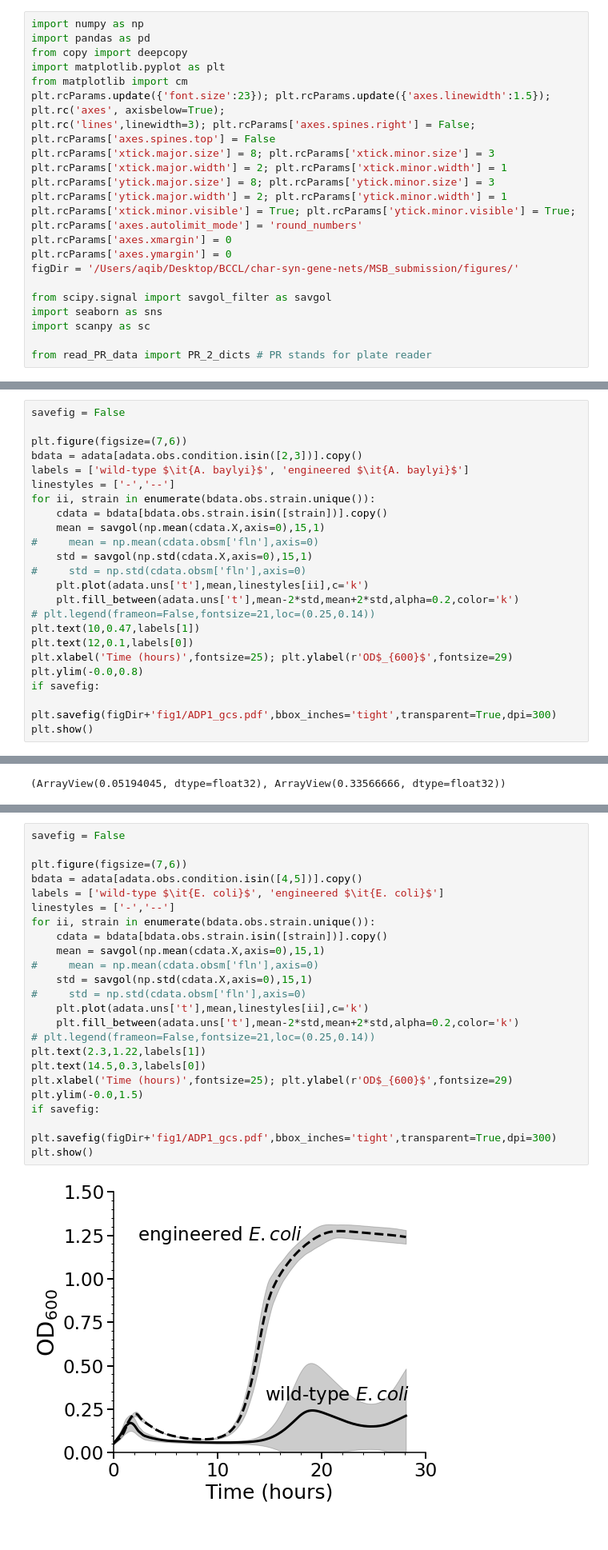
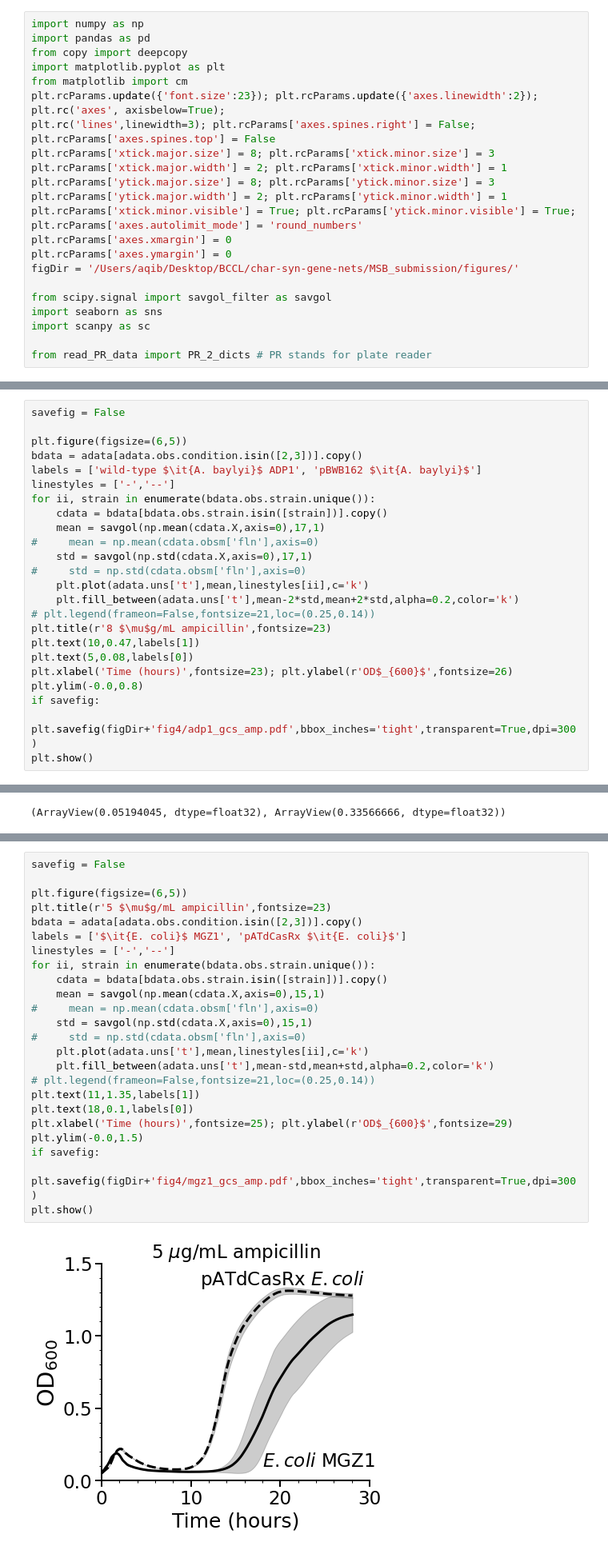
Before and after one commit to AqibHasnain/circuit-state, a Jupyter notebook: plate-reader-screens/plot_PR_data.ipynb, the cells around one changed output, grey strips where cells are left out. Shown at 80% size. Drawn from its saved outputs; the diff is of its cells as text.

```diff
--- a/plate-reader-screens/plot_PR_data.ipynb
+++ b/plate-reader-screens/plot_PR_data.ipynb
@@ -7,7 +7,7 @@ import pandas as pd
 from copy import deepcopy
 import matplotlib.pyplot as plt
 from matplotlib import cm
-plt.rcParams.update({'font.size':23}); plt.rcParams.update({'axes.linewidth':1.5}); plt.rc('axes', axisbelow=True);
+plt.rcParams.update({'font.size':23}); plt.rcParams.update({'axes.linewidth':2}); plt.rc('axes', axisbelow=True);
 plt.rc('lines',linewidth=3); plt.rcParams['axes.spines.right'] = False; plt.rcParams['axes.spines.top'] = False
 plt.rcParams['xtick.major.size'] = 8; plt.rcParams['xtick.minor.size'] = 3
 plt.rcParams['xtick.major.width'] = 2; plt.rcParams['xtick.minor.width'] = 1
@@ -188,24 +188,25 @@ adata = read_pr_data_and_metadata(dataFile,metadataFile,metadatasubFile,nRows=nu
 # %%
 savefig = False
 
-plt.figure(figsize=(7,6))
+plt.figure(figsize=(6,5))
 bdata = adata[adata.obs.condition.isin([2,3])].copy()
-labels = ['wild-type $\it{A. baylyi}$', 'engineered $\it{A. baylyi}$']
+labels = ['wild-type $\it{A. baylyi}$ ADP1', 'pBWB162 $\it{A. baylyi}$']
 linestyles = ['-','--']
 for ii, strain in enumerate(bdata.obs.strain.unique()):
     cdata = bdata[bdata.obs.strain.isin([strain])].copy()
-    mean = savgol(np.mean(cdata.X,axis=0),15,1)
+    mean = savgol(np.mean(cdata.X,axis=0),17,1)
 #     mean = np.mean(cdata.obsm['fln'],axis=0)
-    std = savgol(np.std(cdata.X,axis=0),15,1)
+    std = savgol(np.std(cdata.X,axis=0),17,1)
 #     std = np.std(cdata.obsm['fln'],axis=0)
     plt.plot(adata.uns['t'],mean,linestyles[ii],c='k')
     plt.fill_between(adata.uns['t'],mean-2*std,mean+2*std,alpha=0.2,color='k')
 # plt.legend(frameon=False,fontsize=21,loc=(0.25,0.14))
+plt.title(r'8 $\mu$g/mL ampicillin',fontsize=23)
 plt.text(10,0.47,labels[1])
-plt.text(12,0.1,labels[0])
-plt.xlabel('Time (hours)',fontsize=25); plt.ylabel(r'OD$_{600}$',fontsize=29)
+plt.text(5,0.08,labels[0])
+plt.xlabel('Time (hours)',fontsize=23); plt.ylabel(r'OD$_{600}$',fontsize=26)
 plt.ylim(-0.0,0.8)
 if savefig:
-    plt.savefig(figDir+'fig1/ADP1_gcs.pdf',bbox_inches='tight',transparent=True,dpi=300)
+    plt.savefig(figDir+'fig4/adp1_gcs_amp.pdf',bbox_inches='tight',transparent=True,dpi=300)
 plt.show()
 # %% [output]
@@ -458,28 +459,29 @@ adata = read_pr_data_and_metadata(dataFile,metadataFile,metadatasubFile,nRows=nu
 # %%
 savefig = False
 
-plt.figure(figsize=(7,6))
-bdata = adata[adata.obs.condition.isin([4,5])].copy()
-labels = ['wild-type $\it{E. coli}$', 'engineered $\it{E. coli}$']
+plt.figure(figsize=(6,5))
+plt.title(r'5 $\mu$g/mL ampicillin',fontsize=23)
+bdata = adata[adata.obs.condition.isin([2,3])].copy()
+labels = ['$\it{E. coli}$ MGZ1', 'pATdCasRx $\it{E. coli}$']
 linestyles = ['-','--']
 for ii, strain in enumerate(bdata.obs.strain.unique()):
     cdata = bdata[bdata.obs.strain.isin([strain])].copy()
     mean = savgol(np.mean(cdata.X,axis=0),15,1)
 #     mean = np.mean(cdata.obsm['fln'],axis=0)
     std = savgol(np.std(cdata.X,axis=0),15,1)
 #     std = np.std(cdata.obsm['fln'],axis=0)
     plt.plot(adata.uns['t'],mean,linestyles[ii],c='k')
-    plt.fill_between(adata.uns['t'],mean-2*std,mean+2*std,alpha=0.2,color='k')
+    plt.fill_between(adata.uns['t'],mean-std,mean+std,alpha=0.2,color='k')
 # plt.legend(frameon=False,fontsize=21,loc=(0.25,0.14))
-plt.text(2.3,1.22,labels[1])
-plt.text(14.5,0.3,labels[0])
+plt.text(11,1.35,labels[1])
+plt.text(18,0.1,labels[0])
 plt.xlabel('Time (hours)',fontsize=25); plt.ylabel(r'OD$_{600}$',fontsize=29)
 plt.ylim(-0.0,1.5)
 if savefig:
-    plt.savefig(figDir+'fig1/ADP1_gcs.pdf',bbox_inches='tight',transparent=True,dpi=300)
+    plt.savefig(figDir+'fig4/mgz1_gcs_amp.pdf',bbox_inches='tight',transparent=True,dpi=300)
 plt.show()
 # %% [output]
-[figure, old version]
+[figure, new version]
 # %%
 # take mean of each (strain, compound, concentration) and plot
 savefig = False
```
Also changed, not shown: parts of 3 cells of this notebook, 4 other files.
